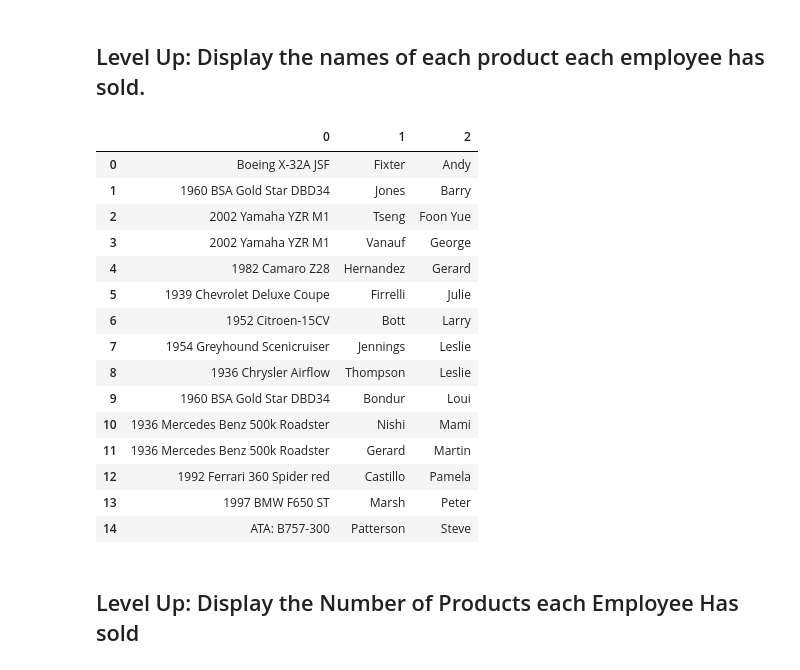
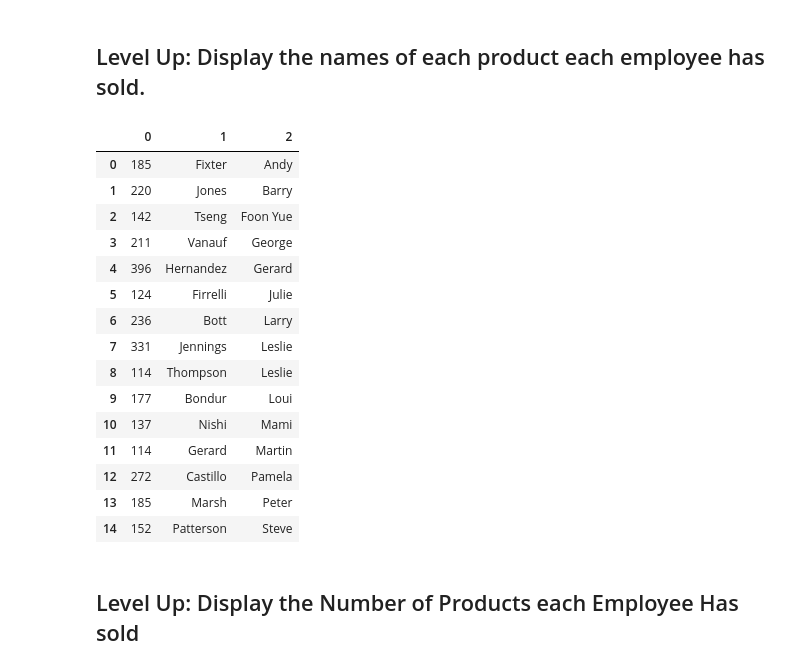
Before and after one commit to mubarakb/dsc-0-05-10-join-statements-lab-nyc-career-ds-102218, a Jupyter notebook: index.ipynb, the cells around one changed output. Saved outputs shown, nothing was run; the diff lists cells and outputs as text; code cells hidden in the pictures.

```diff
--- a/index.ipynb
+++ b/index.ipynb
@@ -97,36 +97,36 @@ cur.execute('''SELECT comments FROM orders JOIN customers USING(customerNumber)
 ## Level Up: Display the names of each product each employee has sold.
 # %%
 # Your code here
-cur.execute('''SELECT cointproductName, lastName, firstName from employees
+cur.execute('''SELECT count(productName), lastName, firstName from employees
                       join
                       customers
                       on employees.employeeNumber = customers.salesRepEmployeeNumber
                       join orders
                       using(customerNumber)
                       join orderdetails
                       using(orderNumber)
                       join products
                       using(productCode) GROUP BY firstName, lastName;''')
 df = pd.DataFrame(cur.fetchall())
 
 df
 # %% [output]
 |  | 0 | 1 | 2 |
-| 0 | Boeing X-32A JSF | Fixter | Andy |
-| 1 | 1960 BSA Gold Star DBD34 | Jones | Barry |
-| 2 | 2002 Yamaha YZR M1 | Tseng | Foon Yue |
-| 3 | 2002 Yamaha YZR M1 | Vanauf | George |
-| 4 | 1982 Camaro Z28 | Hernandez | Gerard |
-| 5 | 1939 Chevrolet Deluxe Coupe | Firrelli | Julie |
-| 6 | 1952 Citroen-15CV | Bott | Larry |
-| 7 | 1954 Greyhound Scenicruiser | Jennings | Leslie |
-| 8 | 1936 Chrysler Airflow | Thompson | Leslie |
-| 9 | 1960 BSA Gold Star DBD34 | Bondur | Loui |
-| 10 | 1936 Mercedes Benz 500k Roadster | Nishi | Mami |
-| 11 | 1936 Mercedes Benz 500k Roadster | Gerard | Martin |
-| 12 | 1992 Ferrari 360 Spider red | Castillo | Pamela |
-| 13 | 1997 BMW F650 ST | Marsh | Peter |
-| 14 | ATA: B757-300 | Patterson | Steve |
+| 0 | 185 | Fixter | Andy |
+| 1 | 220 | Jones | Barry |
+| 2 | 142 | Tseng | Foon Yue |
+| 3 | 211 | Vanauf | George |
+| 4 | 396 | Hernandez | Gerard |
+| 5 | 124 | Firrelli | Julie |
+| 6 | 236 | Bott | Larry |
+| 7 | 331 | Jennings | Leslie |
+| 8 | 114 | Thompson | Leslie |
+| 9 | 177 | Bondur | Loui |
+| 10 | 137 | Nishi | Mami |
+| 11 | 114 | Gerard | Martin |
+| 12 | 272 | Castillo | Pamela |
+| 13 | 185 | Marsh | Peter |
+| 14 | 152 | Patterson | Steve |
 # %% [markdown]
 ## Level Up: Display the Number of Products each Employee Has sold
 # %%
```
